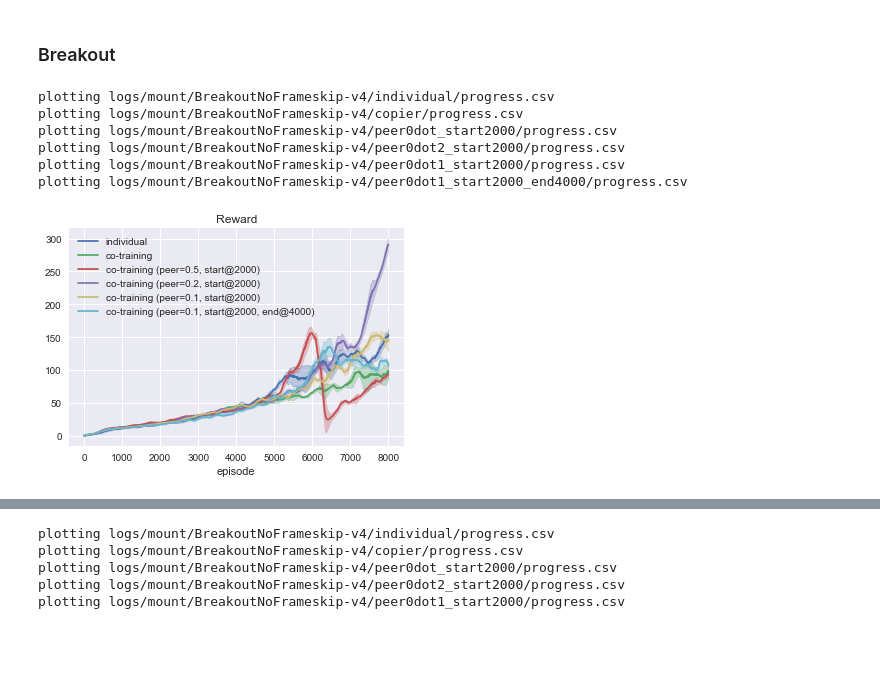
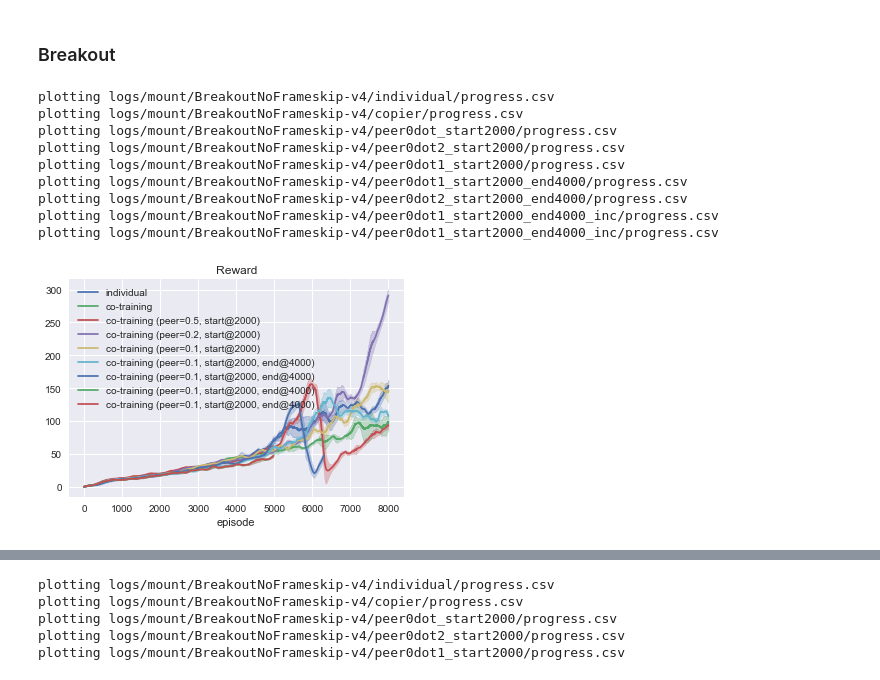
Before and after one commit to gohsyi/peer_bc_ct, a Jupyter notebook: plotter.ipynb, the cells around one changed output, grey strips where cells are left out. Cells and saved outputs as stored; diff of their text form; code cells hidden in the pictures; blank space fills up the shorter version.

```diff
--- a/plotter.ipynb
+++ b/plotter.ipynb
@@ -183,31 +183,46 @@ plot(
         'path': 'logs/mount/BreakoutNoFrameskip-v4/copier',
         'label': 'co-training'
     },
     {
         'path': 'logs/mount/BreakoutNoFrameskip-v4/peer0dot_start2000/',
         'label': 'co-training (peer=0.5, start@2000)',
     },
     {
         'path': 'logs/mount/BreakoutNoFrameskip-v4/peer0dot2_start2000/',
         'label': 'co-training (peer=0.2, start@2000)',
     },
     {
         'path': 'logs/mount/BreakoutNoFrameskip-v4/peer0dot1_start2000/',
         'label': 'co-training (peer=0.1, start@2000)',
     },
     {
         'path': 'logs/mount/BreakoutNoFrameskip-v4/peer0dot1_start2000_end4000/',
         'label': 'co-training (peer=0.1, start@2000, end@4000)',
     },
+    {
+        'path': 'logs/mount/BreakoutNoFrameskip-v4/peer0dot2_start2000_end4000/',
+        'label': 'co-training (peer=0.1, start@2000, end@4000)',
+    },
+    {
+        'path': 'logs/mount/BreakoutNoFrameskip-v4/peer0dot1_start2000_end4000_inc/',
+        'label': 'co-training (peer=0.1, start@2000, end@4000)',
+    },
+    {
+        'path': 'logs/mount/BreakoutNoFrameskip-v4/peer0dot1_start2000_end4000_inc/',
+        'label': 'co-training (peer=0.1, start@2000, end@4000)',
+    },
     column='ep_reward_mean',
     title='Reward',
     episodes=8000,
 )
 # %% [output]
 plotting logs/mount/BreakoutNoFrameskip-v4/individual/progress.csv
 plotting logs/mount/BreakoutNoFrameskip-v4/copier/progress.csv
 plotting logs/mount/BreakoutNoFrameskip-v4/peer0dot_start2000/progress.csv
 plotting logs/mount/BreakoutNoFrameskip-v4/peer0dot2_start2000/progress.csv
 plotting logs/mount/BreakoutNoFrameskip-v4/peer0dot1_start2000/progress.csv
 plotting logs/mount/BreakoutNoFrameskip-v4/peer0dot1_start2000_end4000/progress.csv
+plotting logs/mount/BreakoutNoFrameskip-v4/peer0dot2_start2000_end4000/progress.csv
+plotting logs/mount/BreakoutNoFrameskip-v4/peer0dot1_start2000_end4000_inc/progress.csv
+plotting logs/mount/BreakoutNoFrameskip-v4/peer0dot1_start2000_end4000_inc/progress.csv
-[figure, old version]
+[figure, new version]
```
Also changed, not shown: parts of 3 cells of this notebook, 3 other files.
